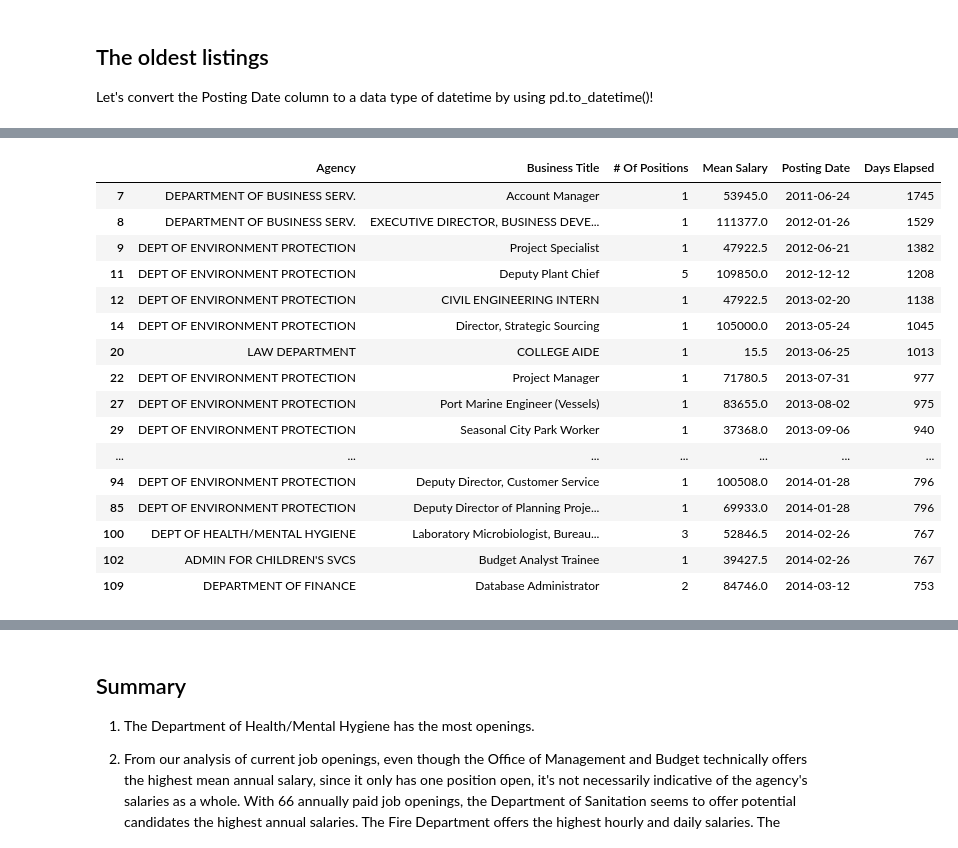
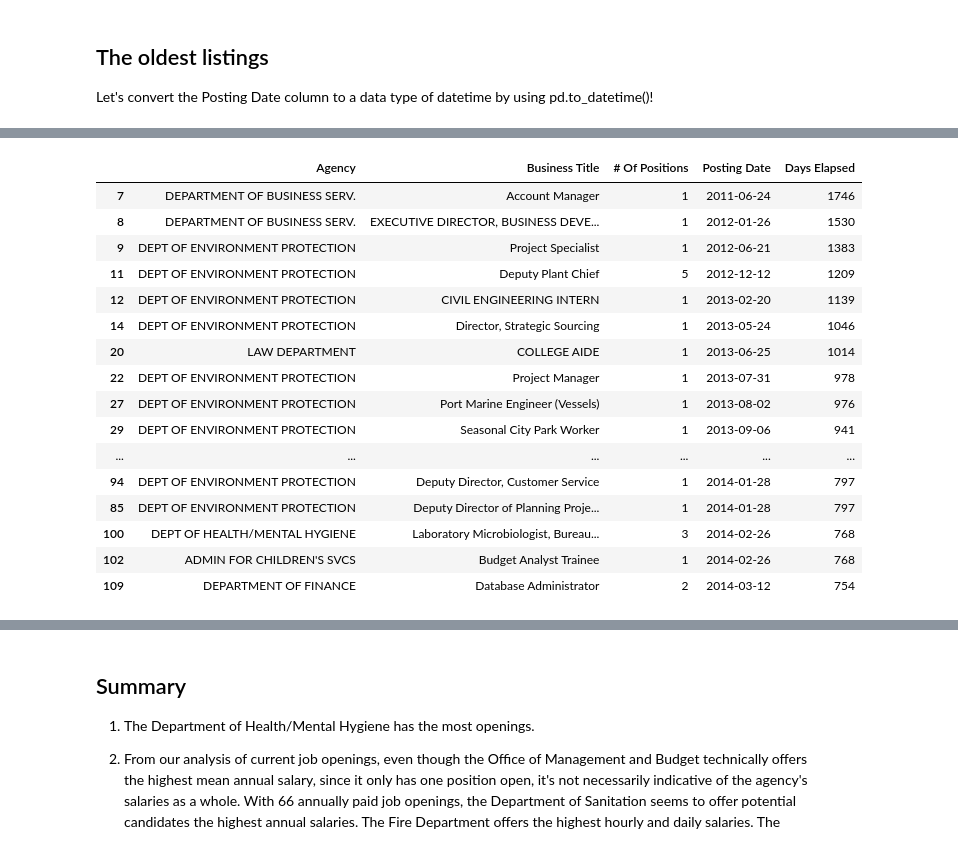
Before and after one commit to echang26/nyc_workmarket, a Jupyter notebook: nyc_jobs.ipynb, the cells around one changed output, grey strips where cells are left out. Saved outputs shown, nothing was run; the diff lists cells and outputs as text; code cells hidden in the pictures.

```diff
--- a/nyc_jobs.ipynb
+++ b/nyc_jobs.ipynb
@@ -304,7 +304,7 @@ Let's convert the Posting Date column to a data type of datetime by using pd.to_
 df2['Posting Date'] = pd.to_datetime(df2['Posting Date'])
 oldest_jobs = df2.sort_values('Posting Date', ascending=True)
 
-oldest_jobs = oldest_jobs.loc[:,['Agency', 'Business Title', '# Of Positions', 'Mean Salary', 'Posting Date']]
+oldest_jobs = oldest_jobs.loc[:,['Agency', 'Business Title', '# Of Positions', 'Posting Date']]
 
 from datetime import datetime
 
@@ -322,20 +322,20 @@ Average number of days elapsed since Posting Date:  169.322066634
 # %%
-oldest_jobs[:30]
+oldest_jobs.head(30)
 # %% [output]
-|  | Agency | Business Title | # Of Positions | Mean Salary | Posting Date | Days Elapsed |
-| 7 | DEPARTMENT OF BUSINESS SERV. | Account Manager | 1 | 53945.0 | 2011-06-24 | 1745 |
-| 8 | DEPARTMENT OF BUSINESS SERV. | EXECUTIVE DIRECTOR, BUSINESS DEVE... | 1 | 111377.0 | 2012-01-26 | 1529 |
-| 9 | DEPT OF ENVIRONMENT PROTECTION | Project Specialist | 1 | 47922.5 | 2012-06-21 | 1382 |
-| 11 | DEPT OF ENVIRONMENT PROTECTION | Deputy Plant Chief | 5 | 109850.0 | 2012-12-12 | 1208 |
-| 12 | DEPT OF ENVIRONMENT PROTECTION | CIVIL ENGINEERING INTERN | 1 | 47922.5 | 2013-02-20 | 1138 |
-| 14 | DEPT OF ENVIRONMENT PROTECTION | Director, Strategic Sourcing | 1 | 105000.0 | 2013-05-24 | 1045 |
-| 20 | LAW DEPARTMENT | COLLEGE AIDE | 1 | 15.5 | 2013-06-25 | 1013 |
-| 22 | DEPT OF ENVIRONMENT PROTECTION | Project Manager | 1 | 71780.5 | 2013-07-31 | 977 |
-| 27 | DEPT OF ENVIRONMENT PROTECTION | Port Marine Engineer (Vessels) | 1 | 83655.0 | 2013-08-02 | 975 |
-| 29 | DEPT OF ENVIRONMENT PROTECTION | Seasonal City Park Worker | 1 | 37368.0 | 2013-09-06 | 940 |
-| ... | ... | ... | ... | ... | ... | ... |
-| 94 | DEPT OF ENVIRONMENT PROTECTION | Deputy Director, Customer Service | 1 | 100508.0 | 2014-01-28 | 796 |
-| 85 | DEPT OF ENVIRONMENT PROTECTION | Deputy Director of Planning Proje... | 1 | 69933.0 | 2014-01-28 | 796 |
-| 100 | DEPT OF HEALTH/MENTAL HYGIENE | Laboratory Microbiologist, Bureau... | 3 | 52846.5 | 2014-02-26 | 767 |
-| 102 | ADMIN FOR CHILDREN'S SVCS | Budget Analyst Trainee | 1 | 39427.5 | 2014-02-26 | 767 |
-| 109 | DEPARTMENT OF FINANCE | Database Administrator | 2 | 84746.0 | 2014-03-12 | 753 |
+|  | Agency | Business Title | # Of Positions | Posting Date | Days Elapsed |
+| 7 | DEPARTMENT OF BUSINESS SERV. | Account Manager | 1 | 2011-06-24 | 1746 |
+| 8 | DEPARTMENT OF BUSINESS SERV. | EXECUTIVE DIRECTOR, BUSINESS DEVE... | 1 | 2012-01-26 | 1530 |
+| 9 | DEPT OF ENVIRONMENT PROTECTION | Project Specialist | 1 | 2012-06-21 | 1383 |
+| 11 | DEPT OF ENVIRONMENT PROTECTION | Deputy Plant Chief | 5 | 2012-12-12 | 1209 |
+| 12 | DEPT OF ENVIRONMENT PROTECTION | CIVIL ENGINEERING INTERN | 1 | 2013-02-20 | 1139 |
+| 14 | DEPT OF ENVIRONMENT PROTECTION | Director, Strategic Sourcing | 1 | 2013-05-24 | 1046 |
+| 20 | LAW DEPARTMENT | COLLEGE AIDE | 1 | 2013-06-25 | 1014 |
+| 22 | DEPT OF ENVIRONMENT PROTECTION | Project Manager | 1 | 2013-07-31 | 978 |
+| 27 | DEPT OF ENVIRONMENT PROTECTION | Port Marine Engineer (Vessels) | 1 | 2013-08-02 | 976 |
+| 29 | DEPT OF ENVIRONMENT PROTECTION | Seasonal City Park Worker | 1 | 2013-09-06 | 941 |
+| ... | ... | ... | ... | ... | ... |
+| 94 | DEPT OF ENVIRONMENT PROTECTION | Deputy Director, Customer Service | 1 | 2014-01-28 | 797 |
+| 85 | DEPT OF ENVIRONMENT PROTECTION | Deputy Director of Planning Proje... | 1 | 2014-01-28 | 797 |
+| 100 | DEPT OF HEALTH/MENTAL HYGIENE | Laboratory Microbiologist, Bureau... | 3 | 2014-02-26 | 768 |
+| 102 | ADMIN FOR CHILDREN'S SVCS | Budget Analyst Trainee | 1 | 2014-02-26 | 768 |
+| 109 | DEPARTMENT OF FINANCE | Database Administrator | 2 | 2014-03-12 | 754 |
```
Also changed, not shown: parts of 4 cells of this notebook.
